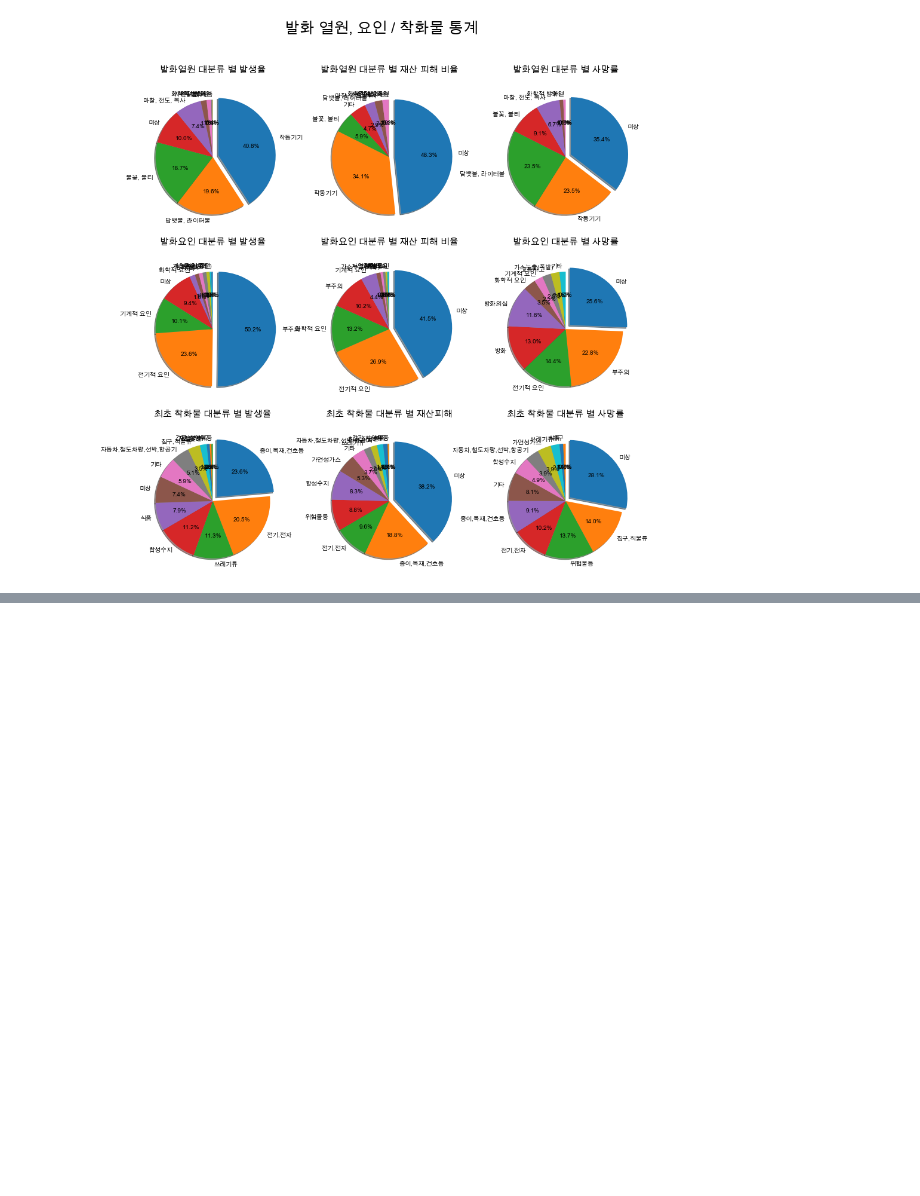
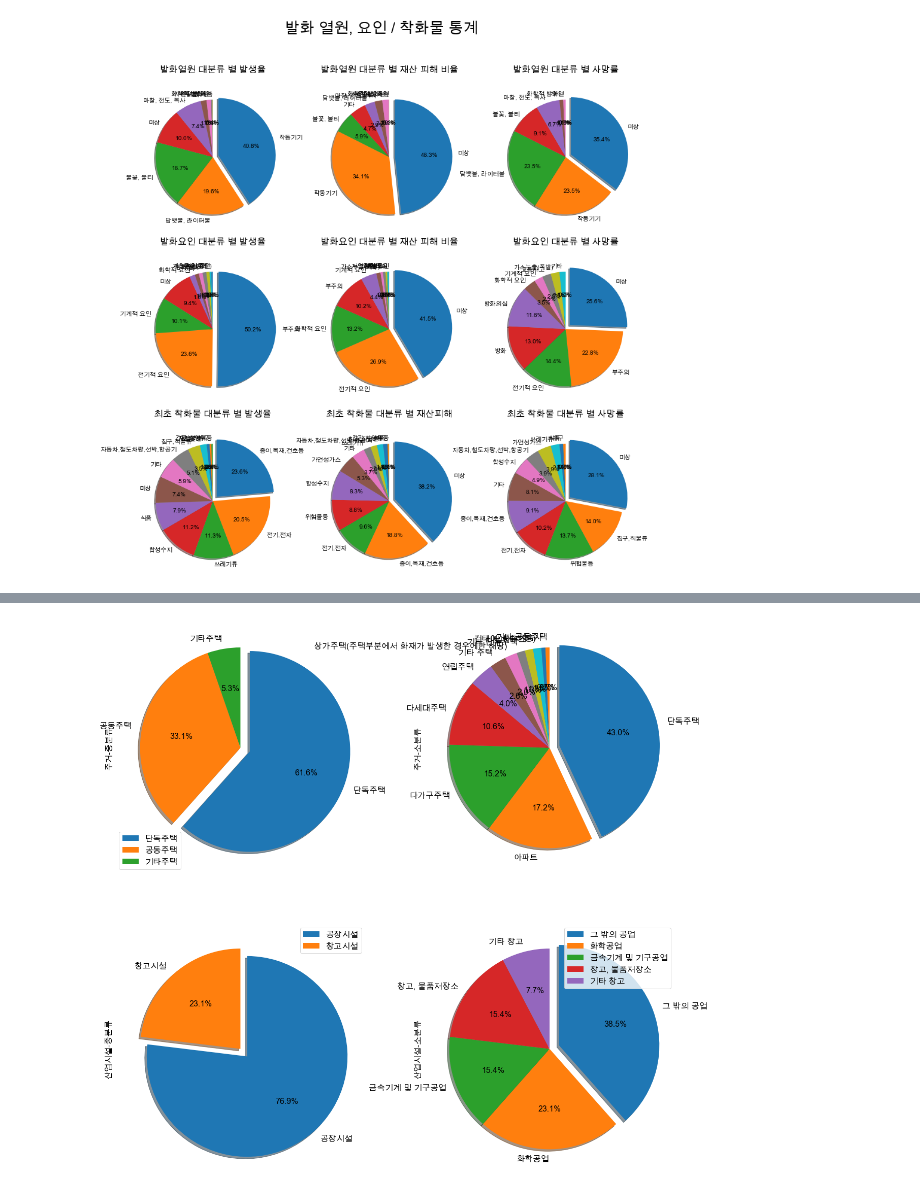
Before and after one commit to charmingjae/pandas, a Jupyter notebook: work/project.ipynb, the cells around one changed output, grey strips where cells are left out. Drawn from its saved outputs; the diff is of its cells as text; code cells hidden in the pictures; blank space fills up the shorter version.

```diff
--- a/work/project.ipynb
+++ b/work/project.ipynb
@@ -367,0 +751,94 @@ Index(['화재발생년월일', '시도', '시·군·구', '읍면동', '화재
+# %%
+matplotlib.rcParams['font.size'] = 16.0
+
+# Make figure
+fig6= plt.figure()
+
+# 파이 위치 설정
+ax1 = fig6.add_subplot(221)
+ax2 = fig6.add_subplot(222)
+
+ax3 = fig6.add_subplot(223)
+ax4 = fig6.add_subplot(224)
+
+fig7 = plt.figure()
+
+ax5 = fig7.add_subplot(221)
+ax6 = fig7.add_subplot(222)
+
+ax7 = fig7.add_subplot(223)
+ax8 = fig7.add_subplot(224)
+
+# 첫 번째 피규어
+# 1행 첫 번째
+explode_value = (0.1 , 0, 0)
+mask1 = (data.장소대분류 == '주거') & (data.사망 > 0)
+df_locMiddle = data.loc[mask1,:].groupby(data['장소중분류']).count().iloc[:,0].to_frame()
+df_locMiddle = df_locMiddle.sort_values('화재발생년월일', ascending=False)
+df_locMiddle.rename(columns={'화재발생년월일':'주거-중분류'}, inplace=True)
+df_locMiddlePie = df_locMiddle.plot.pie(figsize=(20,20), y='주거-중분류', autopct='%.1f%%',  startangle=90,
+                                            counterclock=False, explode = explode_value, shadow=True, ax =ax1)
+
+# 1행 두 번째
+explode_value = (0.1 ,0, 0, 0, 0, 0, 0, 0, 0, 0, 0, 0)
+df_locSmall = data.loc[mask1,:].groupby(data['장소소분류']).count().iloc[:,0].to_frame()
+df_locSmall = df_locSmall.sort_values('화재발생년월일',ascending=False)
+df_locSmall.rename(columns={'화재발생년월일':'주거-소분류'}, inplace=True)
+df_locSmallPie = df_locSmall.plot.pie(figsize=(20,20),y='주거-소분류' ,autopct='%.1f%%',  startangle=90,
+                                            counterclock=False, explode = explode_value, shadow=True, ax = ax2)
+ax2.get_legend().remove()
+
+# 2행 첫 번째
+explode_value = (0.1 , 0)
+mask1 = (data.장소대분류 == '산업시설') & (data.사망 > 0)
+df_locMiddle = data.loc[mask1,:].groupby(data['장소중분류']).count().iloc[:,0].to_frame()
+df_locMiddle = df_locMiddle.sort_values('화재발생년월일',ascending=False)
+df_locMiddle.rename(columns={'화재발생년월일':'산업시설-중분류'}, inplace=True)
+df_locMiddlePie = df_locMiddle.plot.pie(figsize=(20,20), y='산업시설-중분류', autopct='%.1f%%',  startangle=90,
+                                            counterclock=False, explode = explode_value, shadow=True, ax =ax3)
+
+# 2행 두 번째
+explode_value = (0.1 ,0,0,0,0)
+df_locSmall = data.loc[mask1,:].groupby(data['장소소분류']).count().iloc[:,0].to_frame()
+df_locSmall = df_locSmall.sort_values('화재발생년월일',ascending=False)
+df_locSmall.rename(columns={'화재발생년월일':'산업시설-소분류'}, inplace=True)
+df_locSmallPie = df_locSmall.plot.pie(figsize=(20,20),y='산업시설-소분류', autopct='%.1f%%',  startangle=90,
+                                            counterclock=False, explode = explode_value, shadow=True, ax = ax4)
+
+
+# 두 번째 피규어
+# 1행 첫 번째
+explode_value = (0.1 , 0)
+mask1 = (data.장소대분류 == '임야') & (data.사망 > 0)
+df_locMiddle = data.loc[mask1,:].groupby(data['장소중분류']).count().iloc[:,0].to_frame()
+df_locMiddle = df_locMiddle.sort_values('화재발생년월일', ascending=False)
+df_locMiddle.rename(columns={'화재발생년월일':'임야-중분류'}, inplace=True)
+df_locMiddlePie = df_locMiddle.plot.pie(figsize=(20,20),y='임야-중분류', autopct='%.1f%%',  startangle=90,
+                                            counterclock=False, explode = explode_value, shadow=True, ax =ax5)
+
+# 1행 두 번째
+explode_value = (0.1 ,0, 0, 0, 0, 0, 0)
+df_locSmall = data.loc[mask1,:].groupby(data['장소소분류']).count().iloc[:,0].to_frame()
+df_locSmall = df_locSmall.sort_values('화재발생년월일', ascending=False)
+df_locSmall.rename(columns={'화재발생년월일':'임야-소분류'}, inplace=True)
+df_locSmallPie = df_locSmall.plot.pie(figsize=(20,20),y='임야-소분류', autopct='%.1f%%',  startangle=90,
+                                            counterclock=False, explode = explode_value, shadow=True, ax = ax6)
+
+# 2행 첫 번째
+explode_value = (0.1 , 0)
+mask1 = (data.장소대분류 == '기타') & (data.사망 > 0)
+df_locMiddle = data.loc[mask1,:].groupby(data['장소중분류']).count().iloc[:,0].to_frame()
+df_locMiddle = df_locMiddle.sort_values('화재발생년월일', ascending=False)
+df_locMiddle.rename(columns={'화재발생년월일':'기타-중분류'}, inplace=True)
+df_locMiddlePie = df_locMiddle.plot.pie(figsize=(20,20),y='기타-중분류', autopct='%.1f%%',  startangle=90,
+                                            counterclock=False, explode = explode_value, shadow=True, ax =ax7)
+
+# 2행 두 번째
+explode_value = (0.1 ,0,0,0)
+df_locSmall = data.loc[mask1,:].groupby(data['장소소분류']).count().iloc[:,0].to_frame()
+df_locSmall = df_locSmall.sort_values('화재발생년월일', ascending=False)
+df_locSmall.rename(columns={'화재발생년월일':'기타-소분류'}, inplace=True)
+df_locSmallPie = df_locSmall.plot.pie(figsize=(20,20),y='기타-소분류', autopct='%.1f%%',  startangle=90,
+                                            counterclock=False, explode = explode_value, shadow=True, ax = ax8)
+# %% [output]
+[figure, added]
```
Also changed, not shown: parts of 28 cells of this notebook, 5 other files.
